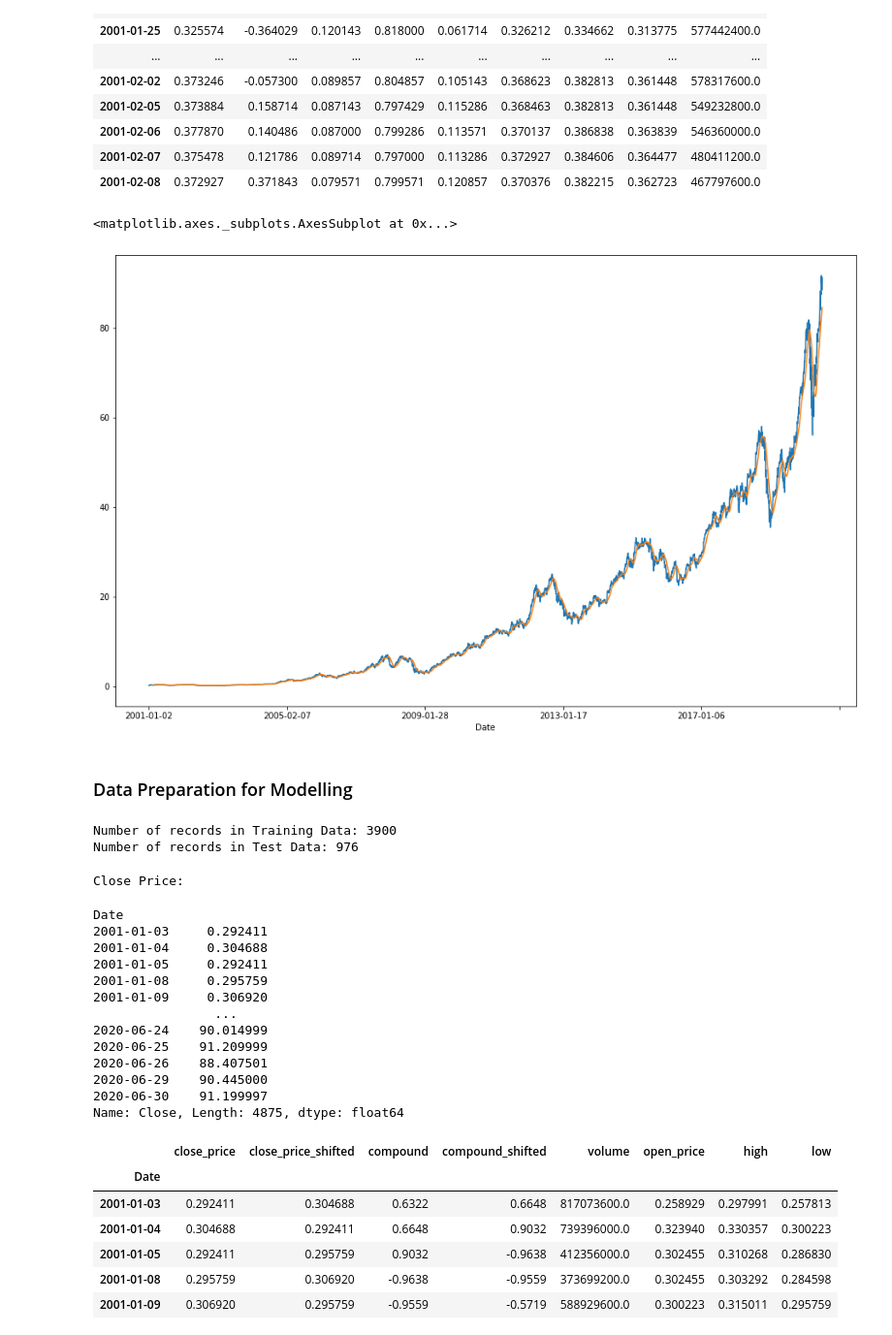
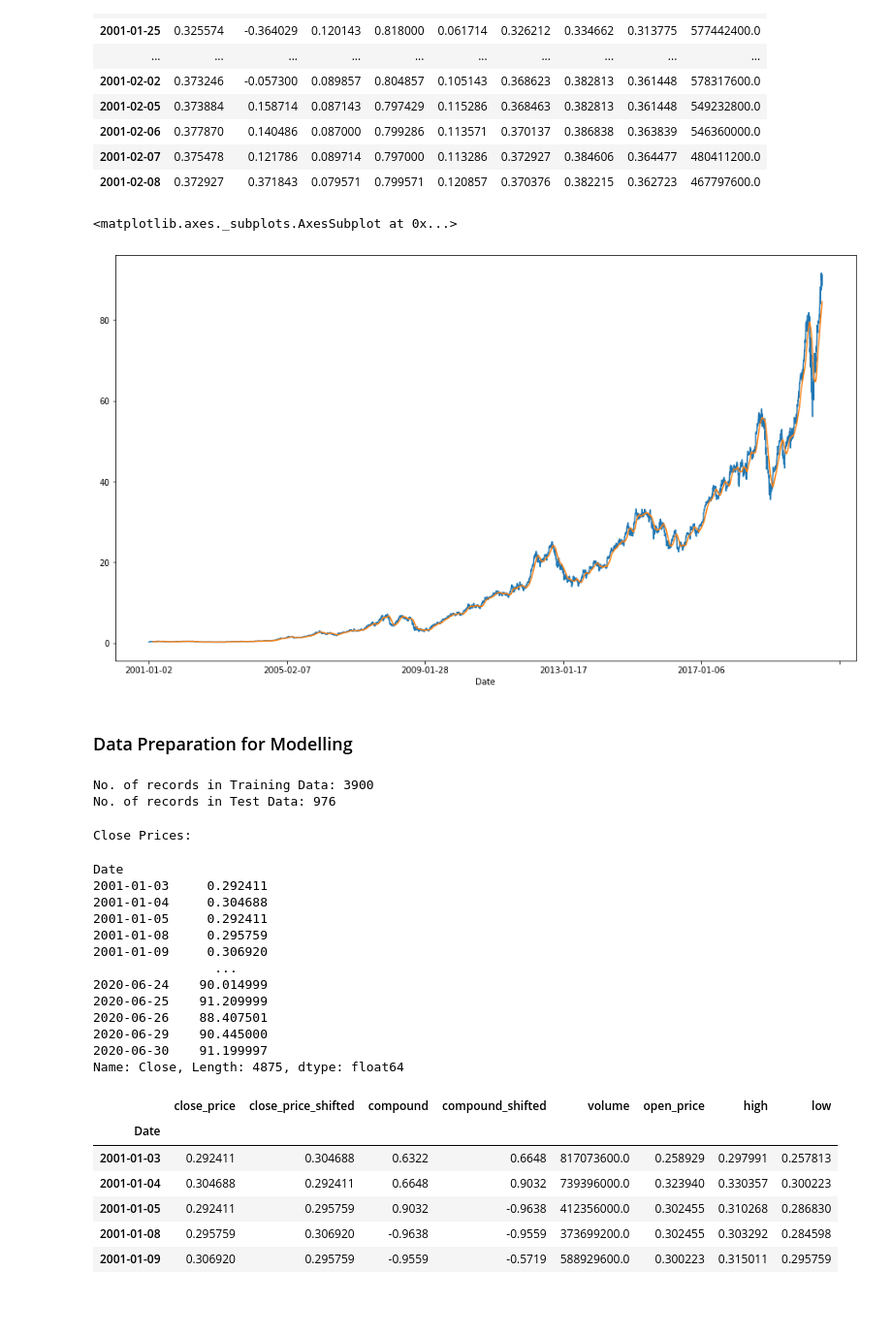
Before and after one commit to drvjds/Stock-Price-Prediction, a Jupyter notebook: Stock Price Prediction.ipynb, the cells around one changed output. Shown: that part at 97% size. Drawn from its saved outputs; the diff is of its cells as text; code cells hidden in the pictures; blank space fills up the shorter version.

```diff
--- a/Stock Price Prediction.ipynb
+++ b/Stock Price Prediction.ipynb
@@ -306,18 +314,18 @@ stock_data.rolling(7).mean().head(20)
 | 2001-02-08 | 0.372927 | 0.371843 | 0.079571 | 0.799571 | 0.120857 | 0.370376 | 0.382215 | 0.362723 | 467797600.0 |
 # %%
 # setting figure size
-plt.figure(figsize=(16,10))
+plt.figure(figsize=(16,9))
 
 # plotting the close price and a 30-day rolling mean of close price
 stock_data['Close'].plot()
-stock_data.rolling(window=30).mean()['Close'].plot()
+stock_data.rolling(window = 30).mean()['Close'].plot()
 # %% [output]
 <matplotlib.axes._subplots.AxesSubplot at 0x...>
-[figure, old version]
+[figure, new version]
 # %% [markdown]
 ### Data Preparation for Modelling
 # %%
-# calculating data_to_use
+# calculating data_to_use to split training and testing data
 percentage_of_data = 1.0
 data_to_use = int(percentage_of_data*(len(stock_data)-1))
 
@@ -326,32 +334,32 @@ train_end = int(data_to_use*0.8)
 total_data = len(stock_data)
 start = total_data - data_to_use
 
-# printing number of records in the training and test datasets
-print("Number of records in Training Data:", train_end)
-print("Number of records in Test Data:", total_data - train_end)
+# displaying no. of records in the training and testing datasets
+print("No. of records in Training Data:", train_end)
+print("No. of records in Test Data:", total_data - train_end)
 # %% [output]
-Number of records in Training Data: 3900
-Number of records in Test Data: 976
+No. of records in Training Data: 3900
+No. of records in Test Data: 976
 # %%
 # predicting one step ahead
 steps_to_predict = 1
 
-# capturing data to be used for each column
-close_price = stock_data.iloc[start:total_data,0] #close
-compound = stock_data.iloc[start:total_data,1] #compound
-negative = stock_data.iloc[start:total_data,2] #neg
-neutral = stock_data.iloc[start:total_data,3] #neu
-positive = stock_data.iloc[start:total_data,4] #pos
-open_price = stock_data.iloc[start:total_data,5] #open
-high = stock_data.iloc[start:total_data,6] #high
-low = stock_data.iloc[start:total_data,7] #low
-volume = stock_data.iloc[start:total_data,8] #volume
+# extracting data to be used for each column
+close_price = stock_data.iloc[start:total_data,0]   #close
+compound = stock_data.iloc[start:total_data,1]      #compound
+negative = stock_data.iloc[start:total_data,2]      #neg
+neutral = stock_data.iloc[start:total_data,3]       #neu
+positive = stock_data.iloc[start:total_data,4]      #pos
+open_price = stock_data.iloc[start:total_data,5]    #open
+high = stock_data.iloc[start:total_data,6]          #high
+low = stock_data.iloc[start:total_data,7]           #low
+volume = stock_data.iloc[start:total_data,8]        #volume
 
-# printing close price
-print("Close Price:")
+# close price
+print("Close Prices:")
 close_price
 # %% [output]
-Close Price:
+Close Prices:
 Date
 2001-01-03     0.292411
 2001-01-04     0.304688
```
Also changed, not shown: parts of 41 cells of this notebook.
